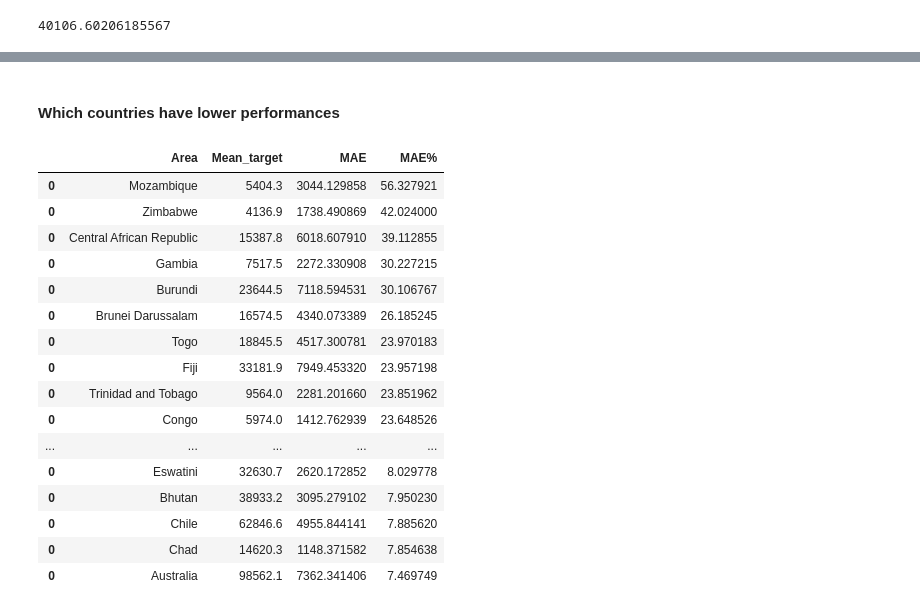
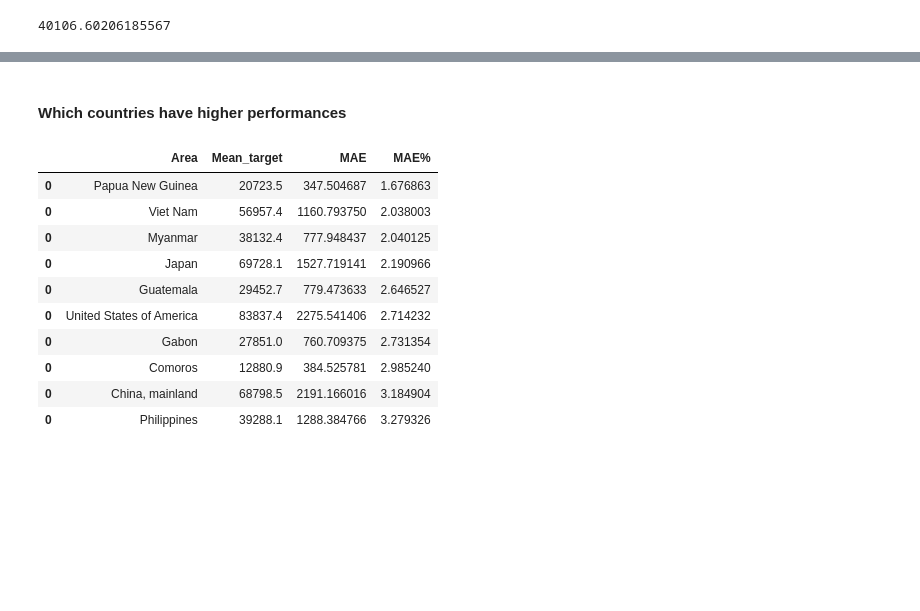
Before and after one commit to william-b-mr/agritech-project, a Jupyter notebook: code/agritech.ipynb, the cells around one changed output, grey strips where cells are left out. Cells and saved outputs as stored; diff of their text form; code cells hidden in the pictures; blank space fills up the shorter version.

```diff
--- a/code/agritech.ipynb
+++ b/code/agritech.ipynb
@@ -850,7 +850,7 @@ df_model = df_filled[["Area","Year","Value"]]
 - split the data into subsets (each country is a subset)
 - work each subset individually and then concatenate
 # %%
-hyperparameters = {'in_length': 5,
+hyperparameters = {'in_length': 8,
                      'step_size': 1,
                      'n_estimators': 100,
                      'max_depth': 6,
@@ -1089,3 +1055,3 @@ test_df[test_df.Area == 'Afghanistan'].head(50)
 # %%
-train_df.rename(columns = {0:"lag_5",1:"lag_4",2:"lag_3",3:"lag_2",4:"lag_1"}, inplace = True)
-test_df.rename(columns = {0:"lag_5",1:"lag_4",2:"lag_3",3:"lag_2",4:"lag_1"}, inplace = True)
+train_df.rename(columns = {0:"lag_8",1:"lag_7",2:"lag_6",3:"lag_5",4:"lag_4", 5:"lag_3",6:"lag_2",7:"lag_1"}, inplace = True)
+test_df.rename(columns = {0:"lag_8",1:"lag_7",2:"lag_6",3:"lag_5",4:"lag_4", 5:"lag_3",6:"lag_2",7:"lag_1"}, inplace = True)
@@ -1100,8 +1073,8 @@ model_xgb = xgb.XGBRegressor(
     objective="reg:squarederror",
     tree_method="hist"
     )
-trained_model = MultiOutputRegressor(model_xgb).fit(train_df[["lag_5","lag_4","lag_3","lag_2","lag_1"]], train_df[["target"]])
-test_forecasts = trained_model.predict(test_df[["lag_5","lag_4","lag_3","lag_2","lag_1"]])
+trained_model = MultiOutputRegressor(model_xgb).fit(train_df[["lag_8","lag_7","lag_6","lag_5","lag_4","lag_3","lag_2","lag_1"]], train_df[["target"]])
+test_forecasts = trained_model.predict(test_df[["lag_8","lag_7","lag_6","lag_5","lag_4","lag_3","lag_2","lag_1"]])
 # %%
 test_df["predictions"] = test_forecasts
 # %%
@@ -1146,5 +1119,5 @@ plt.show()
 # %% [markdown]
-#### Which countries have lower performances
+#### Which countries have higher performances
 # %%
 results_df = []
 for area in test_df.Area.unique():
@@ -1156,22 +1129,16 @@ for area in test_df.Area.unique():
 
 results_df = pd.concat(results_df)
 # %%
-results_df.sort_values(by = "MAE%", ascending = False).head(50)
+results_df.sort_values(by = "MAE%", ascending = True).head(10)
 # %% [output]
 |  | Area | Mean_target | MAE | MAE% |
-| 0 | Mozambique | 5404.3 | 3044.129858 | 56.327921 |
-| 0 | Zimbabwe | 4136.9 | 1738.490869 | 42.024000 |
-| 0 | Central African Republic | 15387.8 | 6018.607910 | 39.112855 |
-| 0 | Gambia | 7517.5 | 2272.330908 | 30.227215 |
-| 0 | Burundi | 23644.5 | 7118.594531 | 30.106767 |
-| 0 | Brunei Darussalam | 16574.5 | 4340.073389 | 26.185245 |
-| 0 | Togo | 18845.5 | 4517.300781 | 23.970183 |
-| 0 | Fiji | 33181.9 | 7949.453320 | 23.957198 |
-| 0 | Trinidad and Tobago | 9564.0 | 2281.201660 | 23.851962 |
-| 0 | Congo | 5974.0 | 1412.762939 | 23.648526 |
-| ... | ... | ... | ... | ... |
-| 0 | Eswatini | 32630.7 | 2620.172852 | 8.029778 |
-| 0 | Bhutan | 38933.2 | 3095.279102 | 7.950230 |
-| 0 | Chile | 62846.6 | 4955.844141 | 7.885620 |
-| 0 | Chad | 14620.3 | 1148.371582 | 7.854638 |
-| 0 | Australia | 98562.1 | 7362.341406 | 7.469749 |
+| 0 | Papua New Guinea | 20723.5 | 347.504687 | 1.676863 |
+| 0 | Viet Nam | 56957.4 | 1160.793750 | 2.038003 |
+| 0 | Myanmar | 38132.4 | 777.948437 | 2.040125 |
+| 0 | Japan | 69728.1 | 1527.719141 | 2.190966 |
+| 0 | Guatemala | 29452.7 | 779.473633 | 2.646527 |
+| 0 | United States of America | 83837.4 | 2275.541406 | 2.714232 |
+| 0 | Gabon | 27851.0 | 760.709375 | 2.731354 |
+| 0 | Comoros | 12880.9 | 384.525781 | 2.985240 |
+| 0 | China, mainland | 68798.5 | 2191.166016 | 3.184904 |
+| 0 | Philippines | 39288.1 | 1288.384766 | 3.279326 |
```
Also changed, not shown: parts of 13 cells of this notebook.
